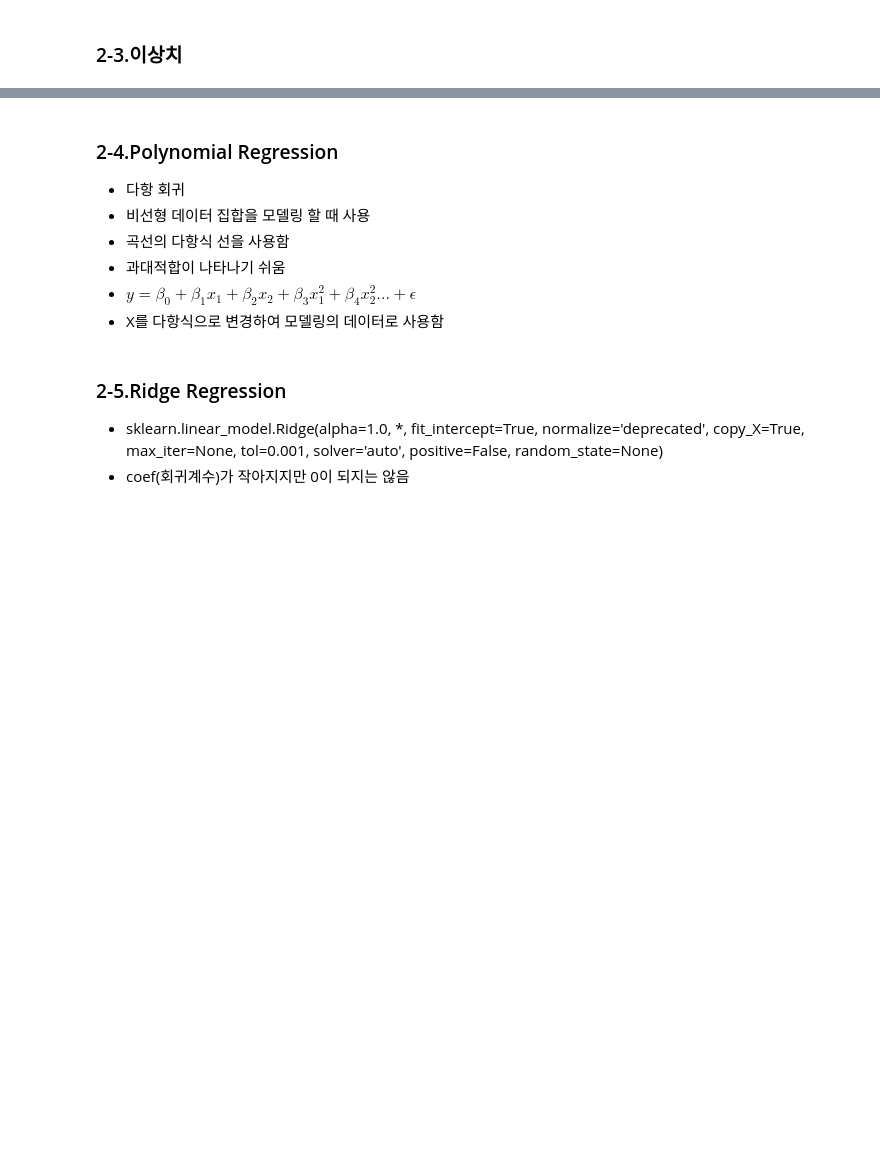
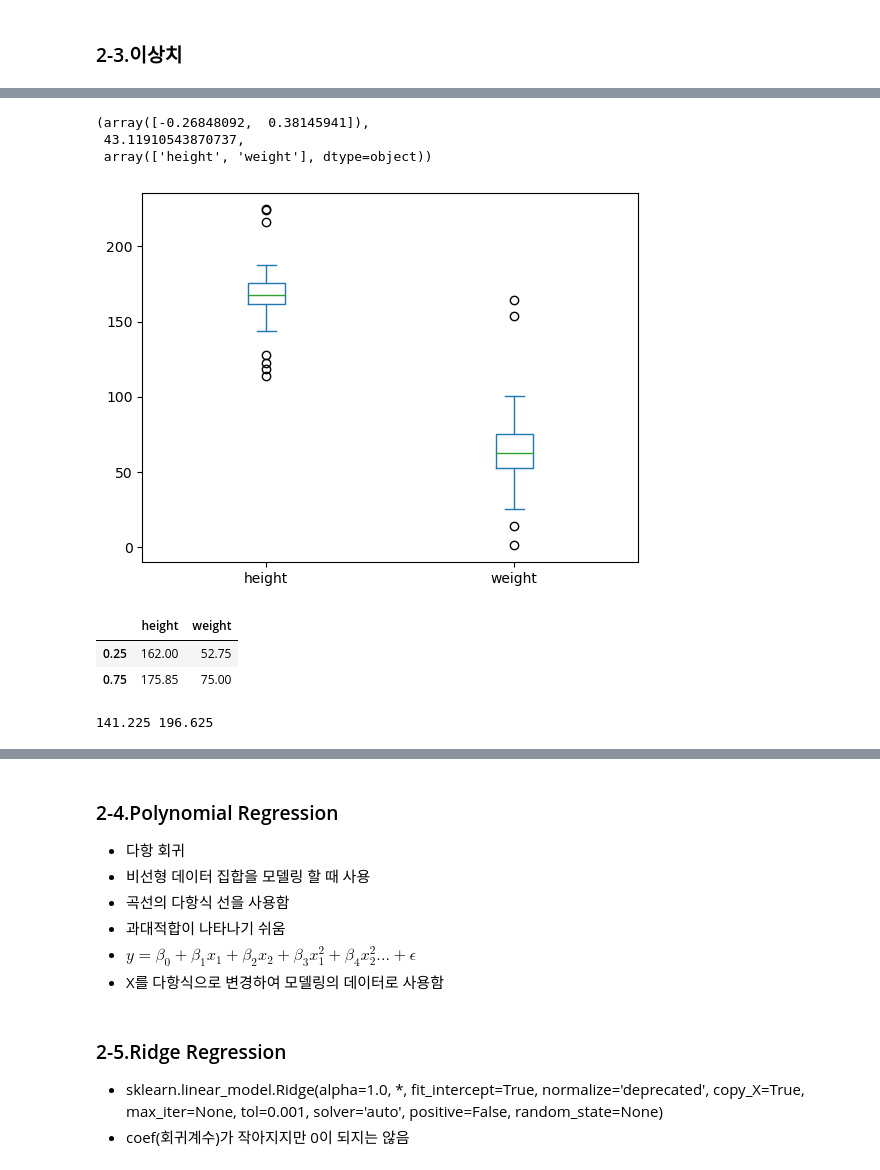
Before and after one commit to steve-park/data-engineering, a Jupyter notebook: 빅분기 실기학습/ML/[ML_04]_regression_LAB.ipynb, the cells around one changed output, grey strips where cells are left out. Cells and saved outputs as stored; diff of their text form; code cells hidden in the pictures; blank space fills up the shorter version.

Commit message:
05/21 Regression Lab - 유틸리티 및 추가 강좌 관련 파일

```diff
--- a/빅분기 실기학습/ML/[ML_04]_regression_LAB.ipynb
+++ b/빅분기 실기학습/ML/[ML_04]_regression_LAB.ipynb
@@ -58,0 +41,32 @@ def make_outlier(seedno, size):
+# %%
+# bmi = 몸무게(kg) ÷ (신장(m) × 신장(m))
+# 한국 표준 데이터 생성
+# seedno : 랜덤 수 발생 관련
+# size : sample의 개수
+# startno : ID의 시작 번호
+# outlier : 이상치 비율, 0.01 => 100개 정상데이터 1개 이상치
+def make_sample(seedno, size, startno=0, outlier=0):
+    np.random.seed(seedno)
+
+    sizeh = size // 2
+    outlier_len = int(size * outlier)
+
+    hm = np.random.normal(loc=175, scale=5.3, size=(sizeh + 1 if size % 2 else sizeh)).round(1)
+    hw = np.random.normal(loc=162, scale=5.2, size=sizeh).round(1)
+    h = np.concatenate([hm, hw]) / 100
+    bmi = np.random.normal(loc=23, scale=4, size=len(h))
+    w = (h * h * bmi).round(1)
+    bmi = (w / h ** 2).round(2)
+    h *= 100
+
+    data = np.column_stack([h, w, bmi])
+
+    if outlier_len != 0:
+        data_outlier = make_outlier(seedno, outlier_len)
+        print(data_outlier, data_outlier.shape, sep='\n')
+        data = np.concatenate([data, data_outlier])
+
+    data = pd.DataFrame(data, columns=['height', 'weight', 'BMI']).sample(frac=1)
+    data.insert(loc=0, column='ID', value=np.arange(startno, startno + len(data), dtype='int'))
+
+    return data
@@ -92,3 +221,8 @@ def Model_Train(model, XF, YF):
 ### 2-3.이상치
 # %%
 # [4] 이상치를 포함한 데이터 생성 (outlier=0.07 사용)
+Toutlier = make_sample(1234, 100, outlier=0.07)
+Xoutlier = Toutlier[['height', 'weight']]
+Youtlier = Toutlier['BMI']
+
+model2 = Model_Train(LinearRegression(), Xoutlier, Youtlier)
@@ -95,2 +239,7 @@ def Model_Train(model, XF, YF):
 # %%
 # [5] 이상치가 포함된 경우, LinearRegression 모델 사용
+model2.coef_, model2.intercept_, model2.feature_names_in_
+# %% [output]
+(array([-0.26848092,  0.38145941]),
+ 43.11910543870737,
+ array(['height', 'weight'], dtype=object))
@@ -99,2 +246,17 @@ def Model_Train(model, XF, YF):
+# %%
+# [6] 그래프 사용하여 이상치 확인
+import matplotlib.pyplot as plt
+import seaborn as sns
+
+Xoutlier.plot(kind='box')
+
+plt.show()
+# %% [output]
+[figure, added]
 # %%
 # [7] 각 feature별 Q1, Q3 확인
+Xoutlier.quantile([0.25, 0.75])
+# %% [output]
+|  | height | weight |
+| 0.25 | 162.00 | 52.75 |
+| 0.75 | 175.85 | 75.00 |
@@ -108,0 +263,9 @@ def Model_Train(model, XF, YF):
+# %%
+# [8] height에 대한 outlier 확인
+Q1, Q3 = Xoutlier['height'].quantile([0.25, 0.75])
+IQR = Q3 - Q1
+lower_h = round(Q1 - 1.5 * IQR, 3)
+upper_h = round(Q3 + 1.5 * IQR, 3)
+print(lower_h, upper_h)
+# %% [output]
+141.225 196.625
```
Also changed, not shown: parts of 26 cells of this notebook, 27 other files.
